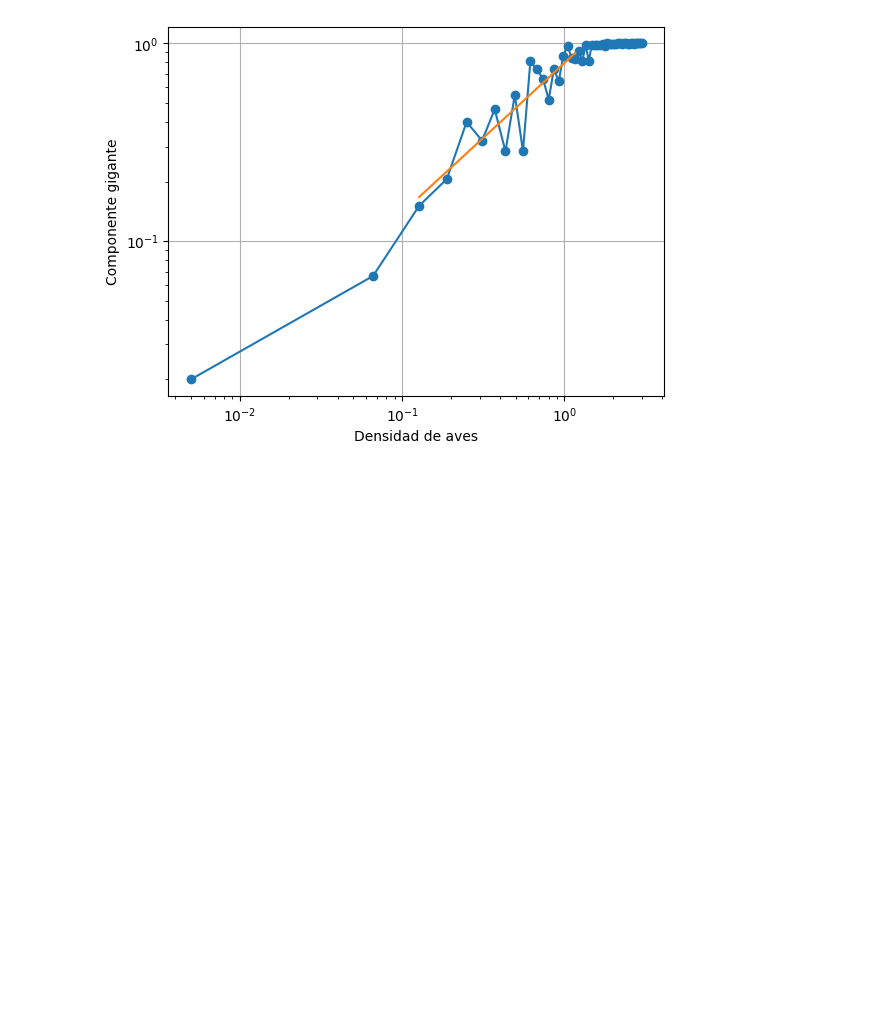
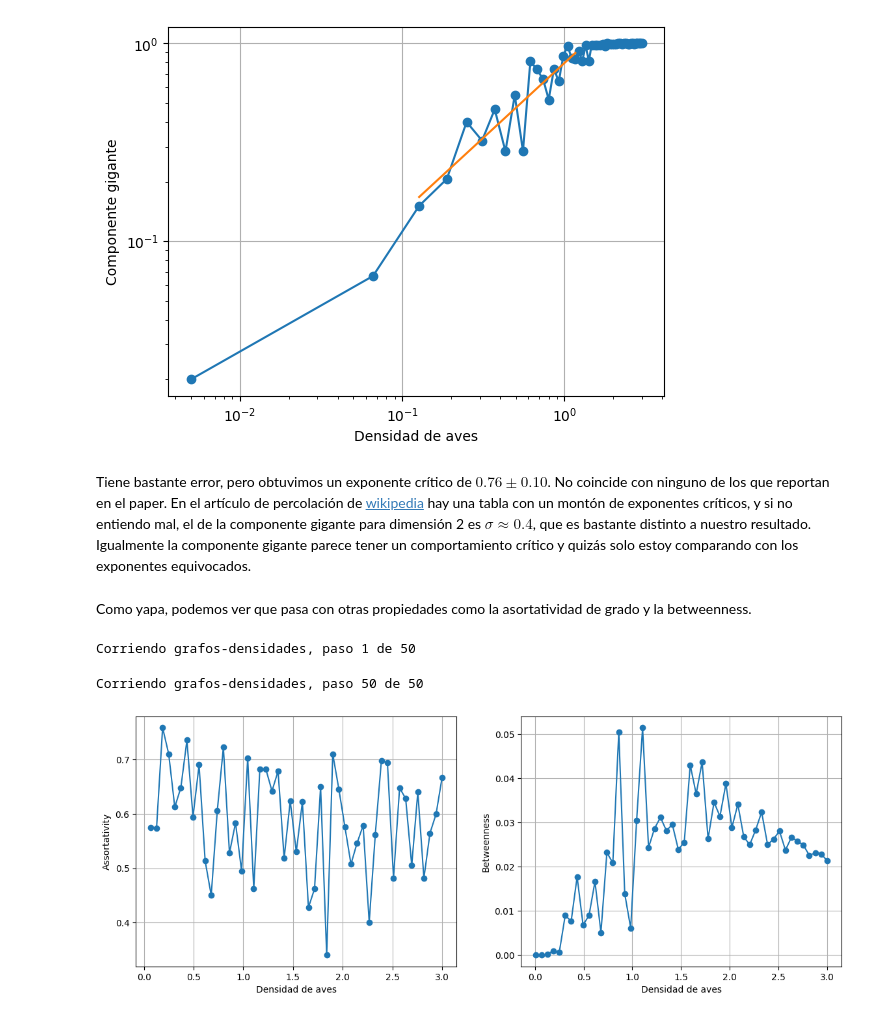
Before and after one commit to lautarogiordano/practicas-complejidad, a Jupyter notebook: p2-aves/aves.ipynb, the cells around one changed output. Saved outputs shown, nothing was run; the diff lists cells and outputs as text; code cells hidden in the pictures; blank space fills up the shorter version.

```diff
--- a/p2-aves/aves.ipynb
+++ b/p2-aves/aves.ipynb
@@ -487,3 +503,40 @@ plt.grid()
 # %% [output]
 El exponente crítico es 0.76 +- 0.10
 [figure]
+# %% [markdown]
+Tiene bastante error, pero obtuvimos un exponente crítico de $0.76 \pm 0.10$. No coincide con ninguno de los que reportan en el paper. En el artículo de percolación de [wikipedia](https://en.wikipedia.org/wiki/Percolation_critical_exponents) hay una tabla con un montón de exponentes críticos, y si no entiendo mal, el de la componente gigante para dimensión 2 es $\sigma \approx 0.4$, que es bastante distinto a nuestro resultado. Igualmente la componente gigante parece tener un comportamiento crítico y quizás solo estoy comparando con los exponentes equivocados.
+# %% [markdown]
+Como yapa, podemos ver que pasa con otras propiedades como la asortatividad de grado y la betweenness.
+# %%
+densities = np.linspace(.005, 3, 50)
+Ls = np.sqrt(100 / densities)
+mean_assortativity = []
+mean_betweenness = []
+
+for i, L in enumerate(Ls):
+    print(f'Corriendo grafos-densidades, paso {i+1} de {len(Ls)}', end='\r')
+    assortativity = []
+    betweenness = []
+    graph_model = vicsek_graph(100, radius=1, velocity=.04, noise_level=0.5, L=L)
+    for i in range(2000):
+        graph_model.run_step()
+        assortativity.append(nx.degree_assortativity_coefficient(graph_model.graph))
+        betweenness.append(np.mean(list(nx.betweenness_centrality(graph_model.graph).values())))
+    mean_assortativity.append(np.mean(assortativity[-50:]))
+    mean_betweenness.append(np.mean(betweenness[-50:]))
+# %% [output]
+Corriendo grafos-densidades, paso 1 de 50
+Corriendo grafos-densidades, paso 50 de 50
+# %%
+fig, ax = plt.subplots(1, 2, figsize=(14, 5))
+ax[0].plot(densities, mean_assortativity, marker='o')
+ax[0].set_ylabel('Assortativity')
+ax[1].plot(densities, mean_betweenness, marker='o')
+ax[1].set_ylabel('Betweenness')
+ax[1].set_xlabel('Density')
+
+for a in ax:
+    a.set_xlabel('Densidad de aves')
+    a.grid()
+# %% [output]
+[figure, added]
```
Also changed, not shown: parts of 28 cells of this notebook, 2 other files.
